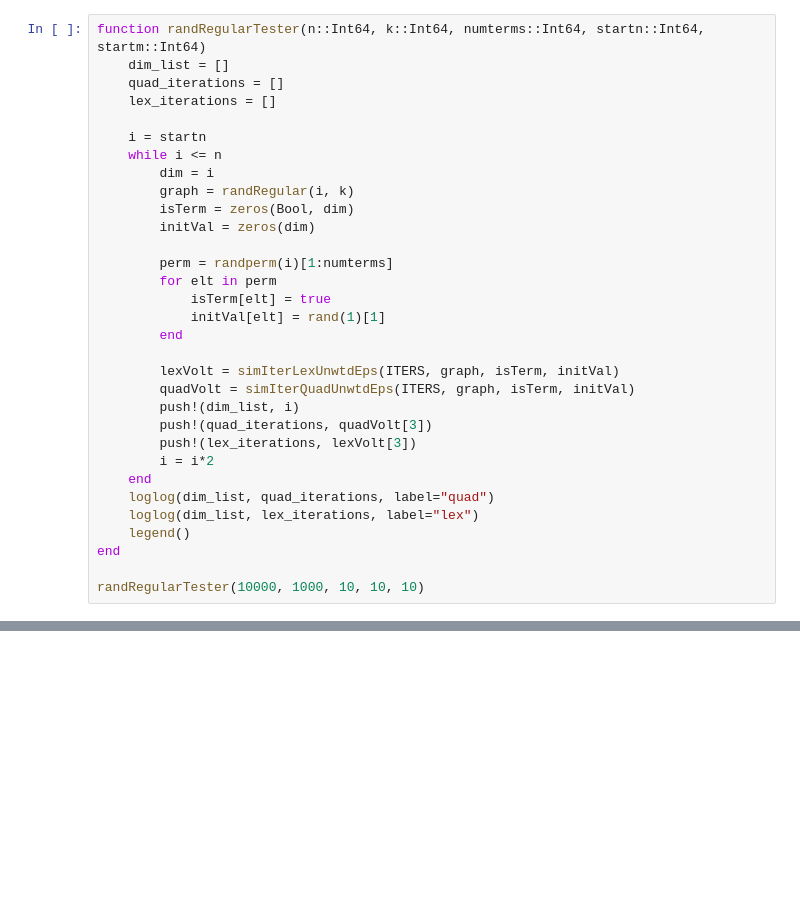
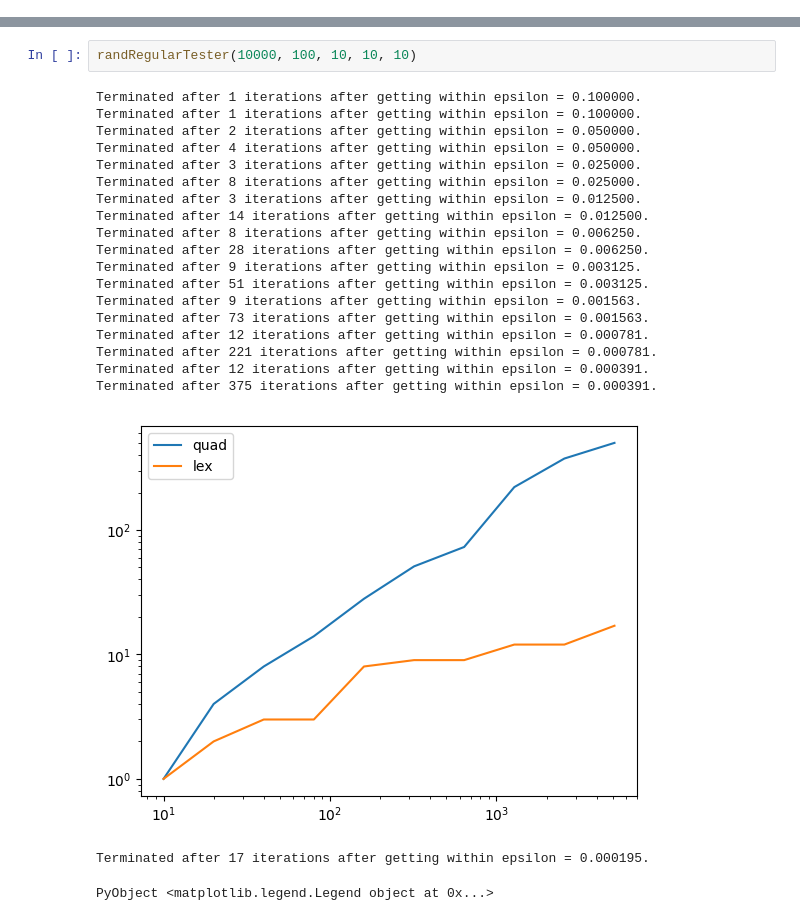
Before and after one commit to aileenhuang/Laplacians.jl, a Jupyter notebook: notebooks/Lex and Quadratic Convergence Tests.ipynb, the cells around one changed output, grey strips where cells are left out. Drawn from its saved outputs; the diff is of its cells as text; blank space fills up the shorter version.

Commit message:
Working plotting trial functions

```diff
--- a/notebooks/Lex and Quadratic Convergence Tests.ipynb
+++ b/notebooks/Lex and Quadratic Convergence Tests.ipynb
@@ -240,32 +0,0 @@ PyObject <matplotlib.legend.Legend object at 0x...>
-# %%
-function randRegularTester(n::Int64, k::Int64, numterms::Int64, startn::Int64, startm::Int64)
-    dim_list = []
-    quad_iterations = []
-    lex_iterations = []
-
-    i = startn
-    while i <= n
-        dim = i
-        graph = randRegular(i, k)
-        isTerm = zeros(Bool, dim)
-        initVal = zeros(dim)
-
-        perm = randperm(i)[1:numterms]
-        for elt in perm
-            isTerm[elt] = true
-            initVal[elt] = rand(1)[1]
-        end
-
-        lexVolt = simIterLexUnwtdEps(ITERS, graph, isTerm, initVal)
-        quadVolt = simIterQuadUnwtdEps(ITERS, graph, isTerm, initVal)
-        push!(dim_list, i)
-        push!(quad_iterations, quadVolt[3])
-        push!(lex_iterations, lexVolt[3])
-        i = i*2
-    end
-    loglog(dim_list, quad_iterations, label="quad")
-    loglog(dim_list, lex_iterations, label="lex")
-    legend()
-end
-
-randRegularTester(10000, 1000, 10, 10, 10)
@@ -618,0 +118,24 @@ Create a graph on n vertices. For each vertex, give it k edges to randomly chose
+# %%
+randRegularTester(10000, 100, 10, 10, 10)
+# %% [output]
+Terminated after 1 iterations after getting within epsilon = 0.100000.
+Terminated after 1 iterations after getting within epsilon = 0.100000.
+Terminated after 2 iterations after getting within epsilon = 0.050000.
+Terminated after 4 iterations after getting within epsilon = 0.050000.
+Terminated after 3 iterations after getting within epsilon = 0.025000.
+Terminated after 8 iterations after getting within epsilon = 0.025000.
+Terminated after 3 iterations after getting within epsilon = 0.012500.
+Terminated after 14 iterations after getting within epsilon = 0.012500.
+Terminated after 8 iterations after getting within epsilon = 0.006250.
+Terminated after 28 iterations after getting within epsilon = 0.006250.
+Terminated after 9 iterations after getting within epsilon = 0.003125.
+Terminated after 51 iterations after getting within epsilon = 0.003125.
+Terminated after 9 iterations after getting within epsilon = 0.001563.
+Terminated after 73 iterations after getting within epsilon = 0.001563.
+Terminated after 12 iterations after getting within epsilon = 0.000781.
+Terminated after 221 iterations after getting within epsilon = 0.000781.
+Terminated after 12 iterations after getting within epsilon = 0.000391.
+Terminated after 375 iterations after getting within epsilon = 0.000391.
+[figure, added]
+Terminated after 17 iterations after getting within epsilon = 0.000195.
+PyObject <matplotlib.legend.Legend object at 0x...>
```
Also changed, not shown: parts of 43 cells of this notebook, 2 other files.
